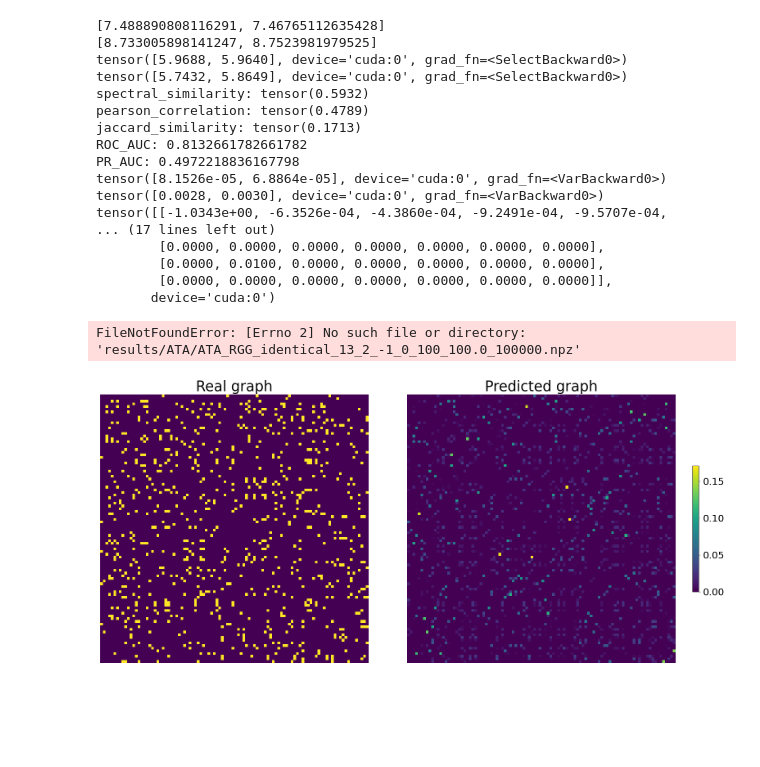
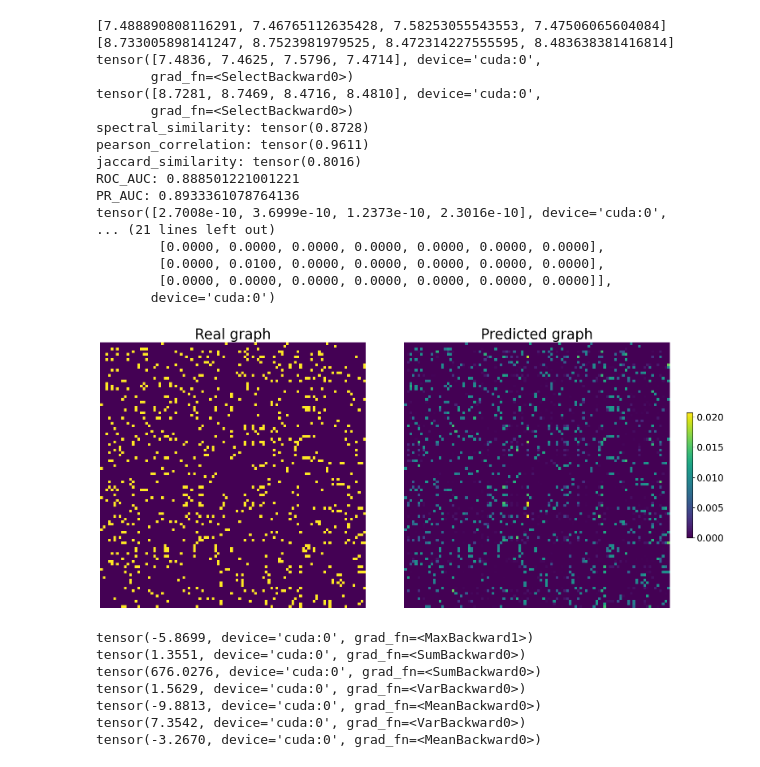
Before and after one commit to bizhili/Topology_Learning_Epis, a Jupyter notebook: test_multi_cities_no_att.ipynb, the cells around one changed output. Cells and saved outputs as stored; diff of their text form; code cells hidden in the pictures; blank space fills up the shorter version.

```diff
--- a/test_multi_cities_no_att.ipynb
+++ b/test_multi_cities_no_att.ipynb
@@ -28,7 +28,7 @@ parser = argparse.ArgumentParser(description='Topology fitting parameters')
 pramameters.add_arguments(parser)
 paras= pramameters.read_arguments(parser)
 #preset
-paras.modelLoad= "ATA"
+paras.modelLoad= "AA"
 
 #realGraphs= ["contious_Africa", "contious_china", "contious_EU", "contious_usa", "mobility_german", "mobility_us"]
 realGraphs2= ["global_air", "us_air"]
@@ -39,7 +39,7 @@ paras.epoches= 100000
 paras.intense= -1
 paras.seed= 13
 paras.plot= "spring"
-paras.strains= 2
+paras.strains= 4
 paras.dense= 0
 paras.identicalf= 0.01
 paras.n= 100
@@ -215,10 +213,10 @@ torch.Size([100, 2, 45])
 
 timeHorizon= divide.shape[2]-1
 if   paras.modelLoad=="AA":
-    myMatch= mynn.matchingA(timeHorizon+1, paras.strains, paras.n, channel= 3,  device= device)
+    myMatch= mynn.matchingA(timeHorizon+1, paras.strains, paras.n, channel= 24,  device= device)
     myEpi= mynn.EpisA(input_dim= timeHorizon+1, num_heads= paras.strains, n= paras.n, device= device)
-elif paras.modelLoad=="ATA":
-    myMatch= mynn.matchingAVar(timeHorizon+1, paras.strains, paras.n, channel= 9,  device= device)
+elif paras.modelLoad=="AsA":
+    myMatch= mynn.matchingAs(timeHorizon+1, paras.strains, paras.n, channel= 24,  device= device)
     myEpi= mynn.EpisA(input_dim= timeHorizon+1, num_heads= paras.strains, n= paras.n, device= device)
 elif paras.modelLoad=="AB":
     myMatch= mynn.matchingA(timeHorizon+1, paras.strains, paras.n, channel= 3,  device= device)
@@ -234,8 +232,8 @@ elif paras.modelLoad=="infer2018":
     myEpi= mynn.EpisB(input_dim= timeHorizon+1, num_heads= paras.strains, n= paras.n, device= device)
 
 
-optimizer1 = torch.optim.Adam(myMatch.parameters(),lr=3e-4)
-optimizer2 = torch.optim.Adam({myEpi.taus},lr=1e-3)
+optimizer1 = torch.optim.Adam({myMatch.Wu.weight, myMatch.Wv.weight, myMatch.Wnorm.weight},lr=1e-3)#myMatch.parameters()
+optimizer2 = torch.optim.Adam({myEpi.taus, myMatch.AmatBias},lr=1e-3)
 optimizer3 = torch.optim.Adam({myEpi.R0dTaus},lr=1e-3)
 myloss= torch.nn.MSELoss(reduction='sum')
 losses= []
@@ -254,6 +252,7 @@ def evaluate_epoch(preZ, methods= []):
         oneResult.append(method(Aw.cpu(), preA.cpu()))
     return oneResult
 evaluateResults= []
+sensetives= []
 # %%
 evaluateMeth= [evaluate.spectral_similarity, evaluate.pearson_correlation, evaluate.jaccard_similarity,evaluate.ROC_AUC, evaluate.PR_AUC]
 
@@ -334,7 +332,7 @@ utils.log_print(printFlag,myEpi.taus[0])
 utils.log_print(printFlag,(myEpi.taus*myEpi.R0dTaus)[0])
 
 IMatrix= torch.eye(paras.n, device= device)
-PreA= A_mat.reverse_A_mat(myMatch.Anorm-IMatrix, P)
+PreA= A_mat.reverse_A_mat(PreZ-IMatrix, P)
 
 
 evaluateResults.append(evaluate_epoch(PreZ.squeeze().detach(), evaluateMeth))
@@ -357,29 +355,46 @@ np.savez("results/"+fileName+".npz", A= Aw.cpu().detach(), Apre= PreA.cpu().deta
          r0sP= (myEpi.R0dTaus*myEpi.taus).cpu().detach(), signal= signal.cpu().detach(), predSignal= predSignal.cpu().detach(),
            evaluates= evaluateResults)
 # %% [output]
-[7.488890808116291, 7.46765112635428]
-[8.733005898141247, 8.7523981979525]
-tensor([5.9688, 5.9640], device='cuda:0', grad_fn=<SelectBackward0>)
-tensor([5.7432, 5.8649], device='cuda:0', grad_fn=<SelectBackward0>)
-spectral_similarity: tensor(0.5932)
-pearson_correlation: tensor(0.4789)
-jaccard_similarity: tensor(0.1713)
-ROC_AUC: 0.8132661782661782
-PR_AUC: 0.4972218836167798
-tensor([8.1526e-05, 6.8864e-05], device='cuda:0', grad_fn=<VarBackward0>)
-tensor([0.0028, 0.0030], device='cuda:0', grad_fn=<VarBackward0>)
-tensor([[-1.0343e+00, -6.3526e-04, -4.3860e-04, -9.2491e-04, -9.5707e-04,
-... (17 lines left out)
+[7.488890808116291, 7.46765112635428, 7.58253055543553, 7.47506065604084]
+[8.733005898141247, 8.7523981979525, 8.472314227555595, 8.483638381416814]
+tensor([7.4836, 7.4625, 7.5796, 7.4714], device='cuda:0',
+       grad_fn=<SelectBackward0>)
+tensor([8.7281, 8.7469, 8.4716, 8.4810], device='cuda:0',
+       grad_fn=<SelectBackward0>)
+spectral_similarity: tensor(0.8728)
+pearson_correlation: tensor(0.9611)
+jaccard_similarity: tensor(0.8016)
+ROC_AUC: 0.888501221001221
+PR_AUC: 0.8933361078764136
+tensor([2.7008e-10, 3.6999e-10, 1.2373e-10, 2.3016e-10], device='cuda:0',
+... (21 lines left out)
         [0.0000, 0.0000, 0.0000, 0.0000, 0.0000, 0.0000, 0.0000],
         [0.0000, 0.0100, 0.0000, 0.0000, 0.0000, 0.0000, 0.0000],
         [0.0000, 0.0000, 0.0000, 0.0000, 0.0000, 0.0000, 0.0000]],
        device='cuda:0')
-FileNotFoundError: [Errno 2] No such file or directory: 'results/ATA/ATA_RGG_identical_13_2_-1_0_100_100.0_100000.npz'
 # %%
 if plotFlag==1:
-    plotGraph.plot_adjacenty(A.cpu().detach().numpy(), [ PreZ.cpu().detach().numpy()-IMatrix.cpu().numpy()])
+    plotGraph.plot_adjacenty(A.cpu().detach().numpy(), [ myMatch.mySig(myMatch.Wnorm(myMatch.Atemp).squeeze()+myMatch.AmatBias).squeeze().cpu().detach().numpy()-IMatrix.cpu().numpy()])
 # %% [output]
-[figure, old version]
+[figure, new version]
+# %%
+Apart= myMatch.Wnorm(myMatch.Atemp).squeeze()
+Bpart= myMatch.AmatBias
+print(Apart.max())
+print((myMatch.mySig(Apart)*myMatch.mySig(1-Apart)).sum())
+print((myMatch.mySig(Bpart)*myMatch.mySig(1-Bpart)).sum())
+print(torch.var(Apart))
+print(torch.mean(Apart))
+print(torch.var(Bpart))
+print(torch.mean(Bpart))
+# %% [output]
+tensor(-5.8699, device='cuda:0', grad_fn=<MaxBackward1>)
+tensor(1.3551, device='cuda:0', grad_fn=<SumBackward0>)
+tensor(676.0276, device='cuda:0', grad_fn=<SumBackward0>)
+tensor(1.5629, device='cuda:0', grad_fn=<VarBackward0>)
+tensor(-9.8813, device='cuda:0', grad_fn=<MeanBackward0>)
+tensor(7.3542, device='cuda:0', grad_fn=<VarBackward0>)
+tensor(-3.2670, device='cuda:0', grad_fn=<MeanBackward0>)
 # %%
 if plotFlag==1:
     plt.plot(losses)
```
Also changed, not shown: parts of 9 cells of this notebook, 28 other files.
